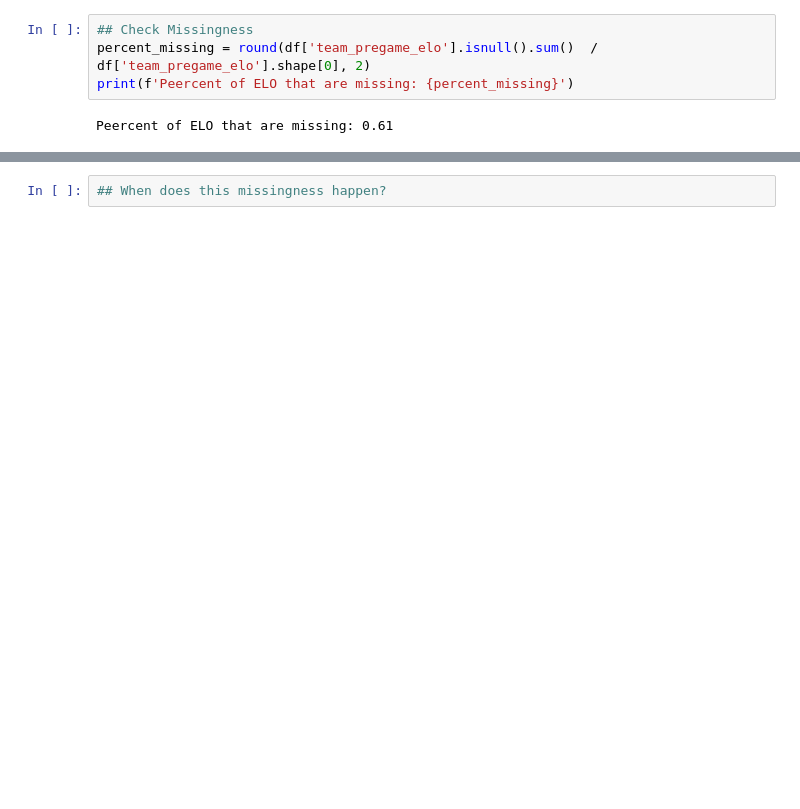
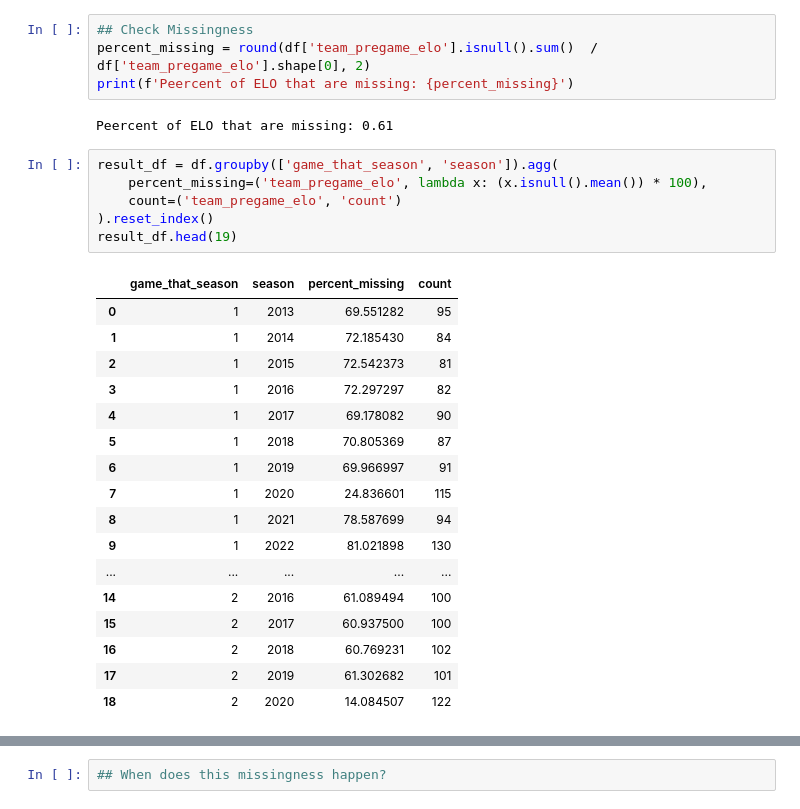
Before and after one commit to aserban13/SIADS593-MilestoneI, a Jupyter notebook: notebooks/2_data_cleaning.ipynb, the cells around one changed output, grey strips where cells are left out. Drawn from its saved outputs; the diff is of its cells as text; blank space fills up the shorter version.

```diff
--- a/notebooks/2_data_cleaning.ipynb
+++ b/notebooks/2_data_cleaning.ipynb
@@ -83,3 +67,27 @@ percent_missing = round(df['team_pregame_elo'].isnull().sum()  / df['team_pregam
 print(f'Peercent of ELO that are missing: {percent_missing}')
 # %% [output]
 Peercent of ELO that are missing: 0.61
+# %%
+result_df = df.groupby(['game_that_season', 'season']).agg(
+    percent_missing=('team_pregame_elo', lambda x: (x.isnull().mean()) * 100),
+    count=('team_pregame_elo', 'count')
+).reset_index()
+result_df.head(19)
+# %% [output]
+|  | game_that_season | season | percent_missing | count |
+| 0 | 1 | 2013 | 69.551282 | 95 |
+| 1 | 1 | 2014 | 72.185430 | 84 |
+| 2 | 1 | 2015 | 72.542373 | 81 |
+| 3 | 1 | 2016 | 72.297297 | 82 |
+| 4 | 1 | 2017 | 69.178082 | 90 |
+| 5 | 1 | 2018 | 70.805369 | 87 |
+| 6 | 1 | 2019 | 69.966997 | 91 |
+| 7 | 1 | 2020 | 24.836601 | 115 |
+| 8 | 1 | 2021 | 78.587699 | 94 |
+| 9 | 1 | 2022 | 81.021898 | 130 |
+| ... | ... | ... | ... | ... |
+| 14 | 2 | 2016 | 61.089494 | 100 |
+| 15 | 2 | 2017 | 60.937500 | 100 |
+| 16 | 2 | 2018 | 60.769231 | 102 |
+| 17 | 2 | 2019 | 61.302682 | 101 |
+| 18 | 2 | 2020 | 14.084507 | 122 |
```
Also changed, not shown: parts of 12 cells of this notebook.
